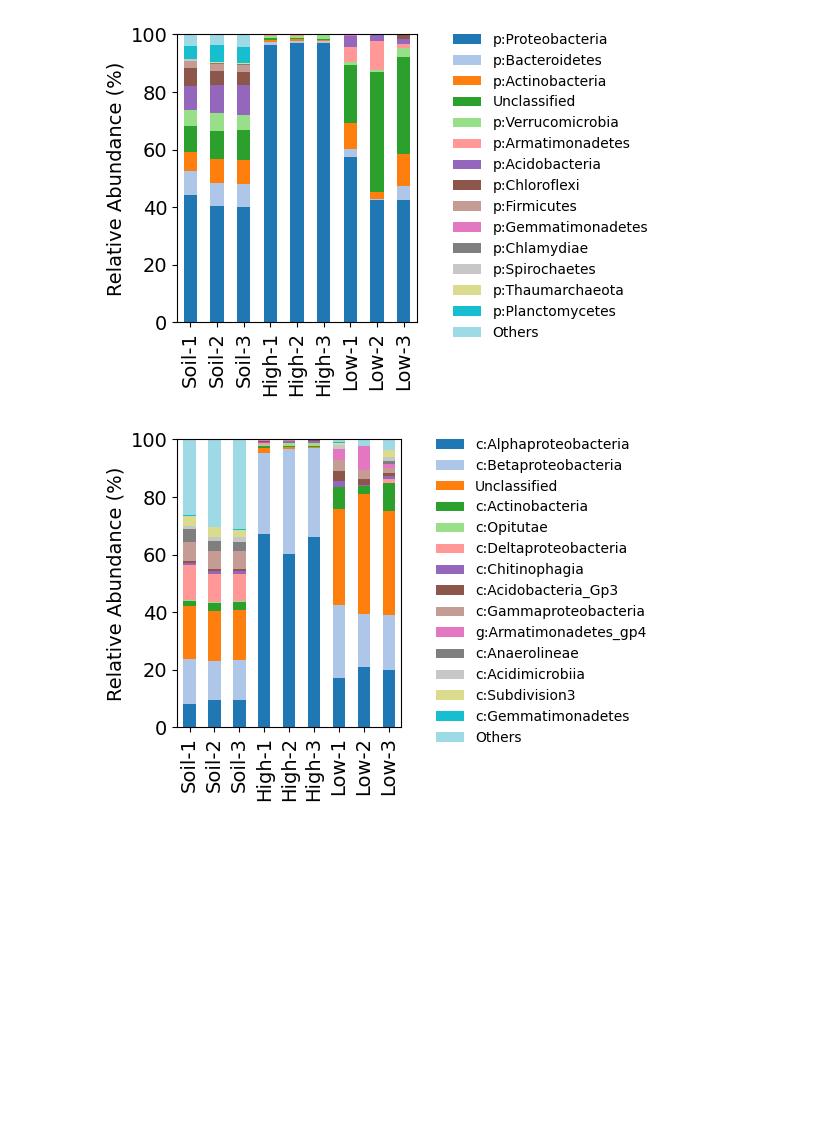
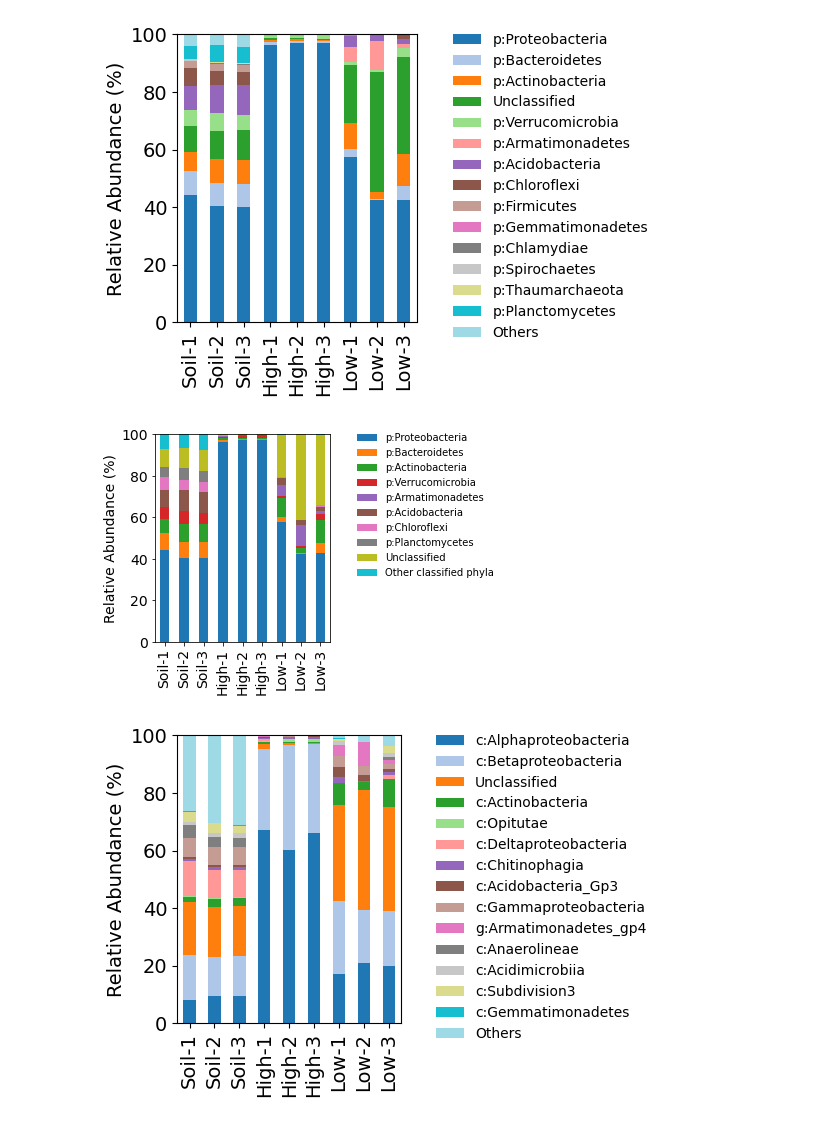
Before and after one commit to zflink/Wetland_Methanotrophs_PHA, a Jupyter notebook: 16S_sequencing/16S_data_plotting.ipynb, the cells around one changed output. Drawn from its saved outputs; the diff is of its cells as text; code cells hidden in the pictures; blank space fills up the shorter version.

Commit message:
Add files via upload
updated plots

```diff
--- a/16S_sequencing/16S_data_plotting.ipynb
+++ b/16S_sequencing/16S_data_plotting.ipynb
@@ -150,6 +150,22 @@ plt.tight_layout()
 plt.savefig('figures/Phlyum_rel_abundance_v4_nbc_rdp.png',dpi=300)
 # %% [output]
 [figure]
+# %%
+x = norm_otu_tab.join(split_tax, how='outer').groupby('p').sum()
+x = x.loc[['p:Proteobacteria','p:Bacteroidetes','p:Actinobacteria','p:Verrucomicrobia','p:Armatimonadetes','p:Acidobacteria','p:Chloroflexi','p:Planctomycetes','Unclassified']]
+others = 100 - x.sum()
+x.loc['Other classified phyla'] = others
+x.T.plot.bar(stacked=True, cmap='tab10', figsize=(6,4))
+plt.legend(bbox_to_anchor=(1.1,1.05),fontsize=10, frameon=False)
+#plt.title('Phylum-level Taxonomic Abundance', size=18)
+plt.ylabel('Relative Abundance (%)', size=14)
+plt.xticks(rotation=90,size=14)
+plt.yticks(size=14)
+plt.ylim([0,100])
+plt.tight_layout()
+plt.savefig('figures/Phlyum_rel_abundance_v5_nbc_rdp.png',dpi=300)
+# %% [output]
+[figure, added]
 # %%
 x = norm_otu_tab.join(split_tax, how='outer').groupby('c').sum()
 x = x.sort_values(by='High-1', ascending=False).head(14)
```
Also changed, not shown: parts of 4 cells of this notebook.
